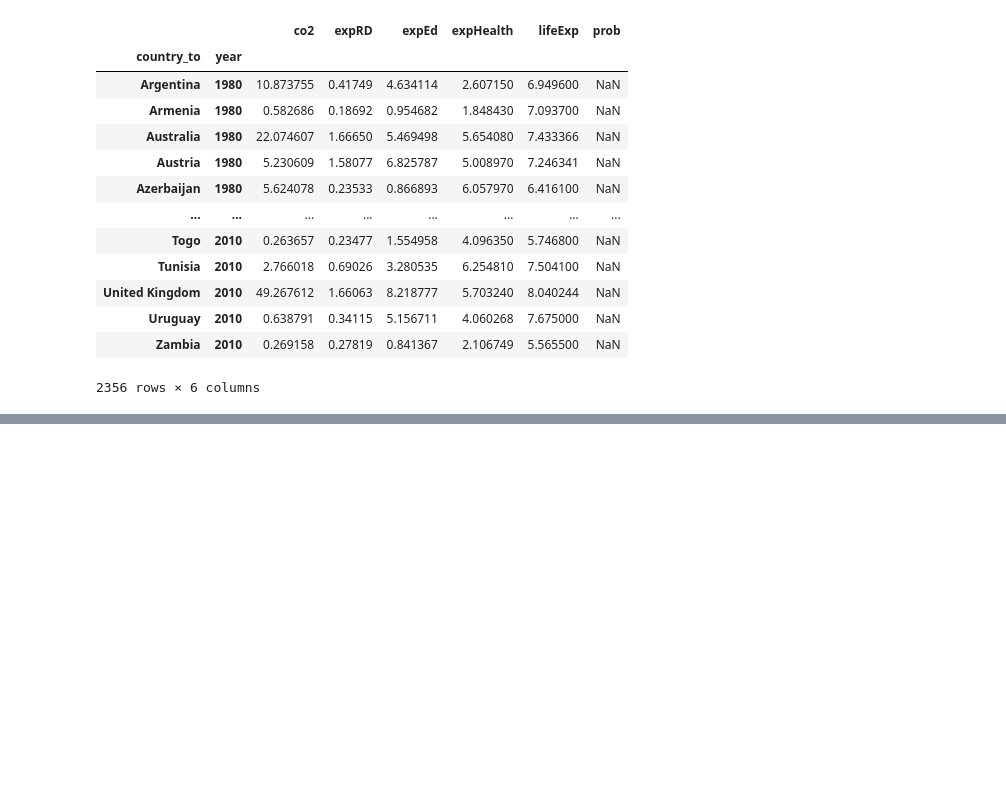
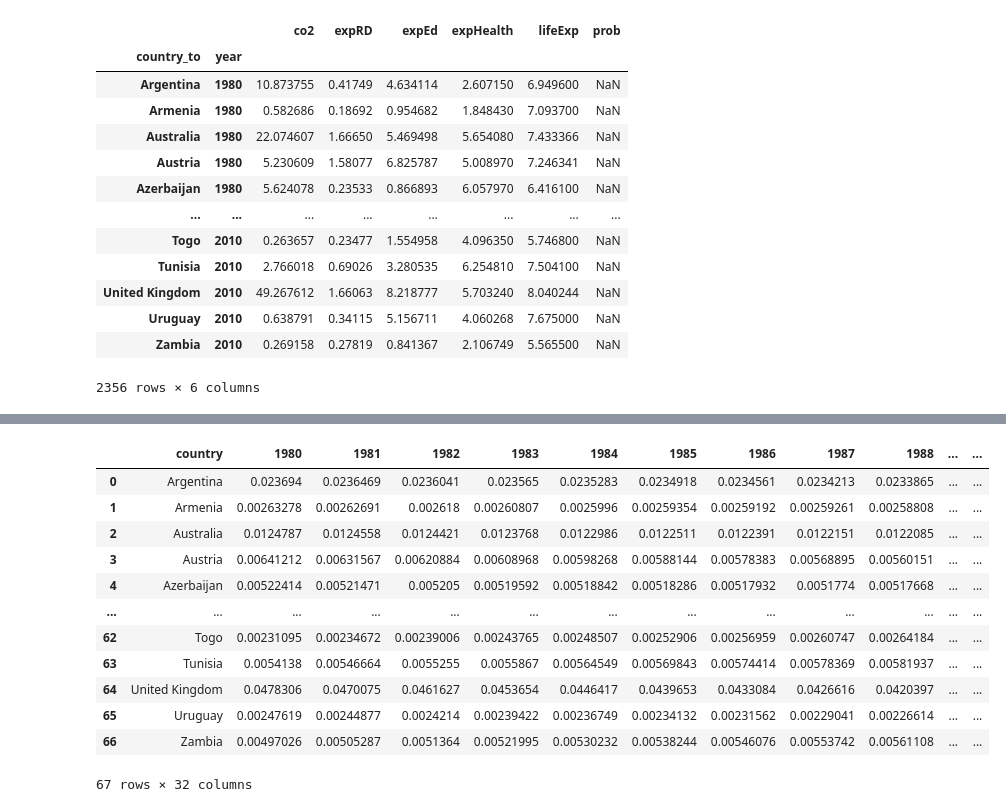
Before and after one commit to Kasrazn97/SMFinal_Project, a Jupyter notebook: Beta/regression.ipynb, the cells around one changed output, grey strips where cells are left out. Drawn from its saved outputs; the diff is of its cells as text; code cells hidden in the pictures; blank space fills up the shorter version.

```diff
--- a/Beta/regression.ipynb
+++ b/Beta/regression.ipynb
@@ -381,0 +436,27 @@ migration_stats_by_destination_melted
+# %%
+population = pd.read_excel('../data/Population.xls').iloc[:217, 2:]
+# %%
+population.drop('Country Code', axis=1, inplace=True)
+# %%
+population= population[population['Country Name'].isin(counties_to_consider)]
+# %%
+population = population.reset_index(drop=True)
+# %%
+population.columns = ['country']+list(np.arange(1980, 2011))
+for i, col in enumerate(population.columns[1:]):
+    population[col] /= population.iloc[:, 1:].sum(axis=0).values[i]
+population
+# %% [output]
+|  | country | 1980 | 1981 | 1982 | 1983 | 1984 | 1985 | 1986 | 1987 | 1988 | ... | ... |
+| 0 | Argentina | 0.023694 | 0.0236469 | 0.0236041 | 0.023565 | 0.0235283 | 0.0234918 | 0.0234561 | 0.0234213 | 0.0233865 | ... | ... |
+| 1 | Armenia | 0.00263278 | 0.00262691 | 0.002618 | 0.00260807 | 0.0025996 | 0.00259354 | 0.00259192 | 0.00259261 | 0.00258808 | ... | ... |
+| 2 | Australia | 0.0124787 | 0.0124558 | 0.0124421 | 0.0123768 | 0.0122986 | 0.0122511 | 0.0122391 | 0.0122151 | 0.0122085 | ... | ... |
+| 3 | Austria | 0.00641212 | 0.00631567 | 0.00620884 | 0.00608968 | 0.00598268 | 0.00588144 | 0.00578383 | 0.00568895 | 0.00560151 | ... | ... |
+| 4 | Azerbaijan | 0.00522414 | 0.00521471 | 0.005205 | 0.00519592 | 0.00518842 | 0.00518286 | 0.00517932 | 0.0051774 | 0.00517668 | ... | ... |
+| ... | ... | ... | ... | ... | ... | ... | ... | ... | ... | ... | ... | ... |
+| 62 | Togo | 0.00231095 | 0.00234672 | 0.00239006 | 0.00243765 | 0.00248507 | 0.00252906 | 0.00256959 | 0.00260747 | 0.00264184 | ... | ... |
+| 63 | Tunisia | 0.0054138 | 0.00546664 | 0.0055255 | 0.0055867 | 0.00564549 | 0.00569843 | 0.00574414 | 0.00578369 | 0.00581937 | ... | ... |
+| 64 | United Kingdom | 0.0478306 | 0.0470075 | 0.0461627 | 0.0453654 | 0.0446417 | 0.0439653 | 0.0433084 | 0.0426616 | 0.0420397 | ... | ... |
+| 65 | Uruguay | 0.00247619 | 0.00244877 | 0.0024214 | 0.00239422 | 0.00236749 | 0.00234132 | 0.00231562 | 0.00229041 | 0.00226614 | ... | ... |
+| 66 | Zambia | 0.00497026 | 0.00505287 | 0.0051364 | 0.00521995 | 0.00530232 | 0.00538244 | 0.00546076 | 0.00553742 | 0.00561108 | ... | ... |
+67 rows × 32 columns
```
Also changed, not shown: parts of 16 cells of this notebook, 2 other files.
